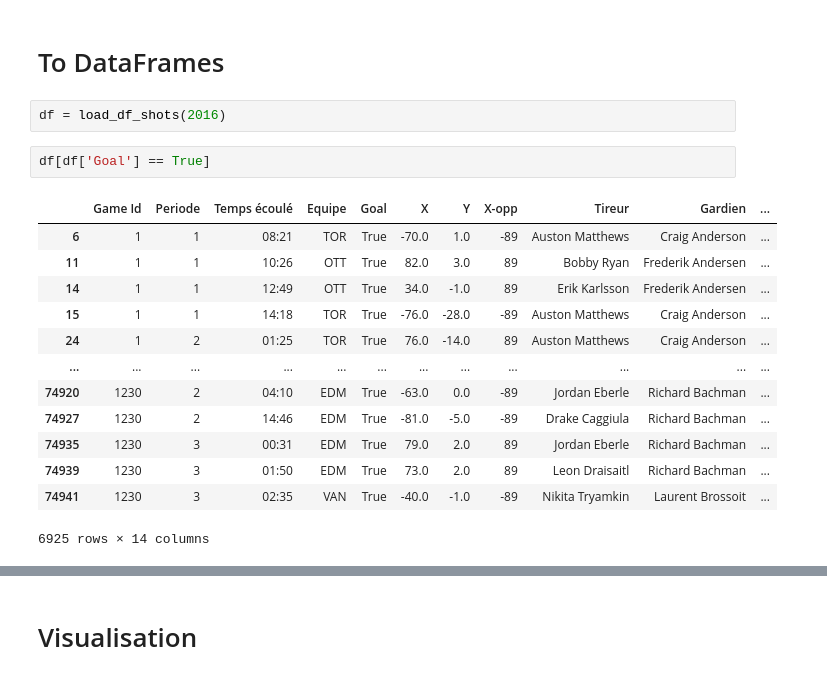
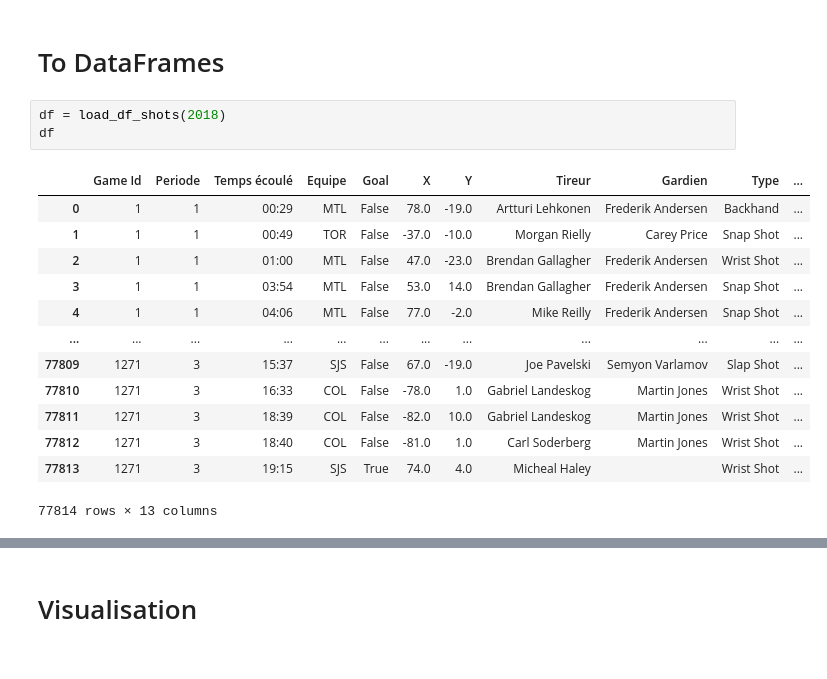
Before and after one commit to Dizga/NHL, a Jupyter notebook: notebooks/M1.ipynb, the cells around one changed output, grey strips where cells are left out. Cells and saved outputs as stored; diff of their text form.

```diff
--- a/notebooks/M1.ipynb
+++ b/notebooks/M1.ipynb
@@ -114,20 +114,19 @@ shot_types
 # %% [markdown]
 # To DataFrames
 # %%
-df = load_df_shots(2016)
+df = load_df_shots(2018)
+df
+# %% [output]
+|  | Game Id | Periode | Temps écoulé | Equipe | Goal | X | Y | Tireur | Gardien | Type | ... |
+| 0 | 1 | 1 | 00:29 | MTL | False | 78.0 | -19.0 | Artturi Lehkonen | Frederik Andersen | Backhand | ... |
+| 1 | 1 | 1 | 00:49 | TOR | False | -37.0 | -10.0 | Morgan Rielly | Carey Price | Snap Shot | ... |
+| 2 | 1 | 1 | 01:00 | MTL | False | 47.0 | -23.0 | Brendan Gallagher | Frederik Andersen | Wrist Shot | ... |
+| 3 | 1 | 1 | 03:54 | MTL | False | 53.0 | 14.0 | Brendan Gallagher | Frederik Andersen | Snap Shot | ... |
+| 4 | 1 | 1 | 04:06 | MTL | False | 77.0 | -2.0 | Mike Reilly | Frederik Andersen | Snap Shot | ... |
+| ... | ... | ... | ... | ... | ... | ... | ... | ... | ... | ... | ... |
+| 77809 | 1271 | 3 | 15:37 | SJS | False | 67.0 | -19.0 | Joe Pavelski | Semyon Varlamov | Slap Shot | ... |
+| 77810 | 1271 | 3 | 16:33 | COL | False | -78.0 | 1.0 | Gabriel Landeskog | Martin Jones | Wrist Shot | ... |
+| 77811 | 1271 | 3 | 18:39 | COL | False | -82.0 | 10.0 | Gabriel Landeskog | Martin Jones | Wrist Shot | ... |
+| 77812 | 1271 | 3 | 18:40 | COL | False | -81.0 | 1.0 | Carl Soderberg | Martin Jones | Wrist Shot | ... |
+| 77813 | 1271 | 3 | 19:15 | SJS | True | 74.0 | 4.0 | Micheal Haley |  | Wrist Shot | ... |
+77814 rows × 13 columns
-# %%
-df[df['Goal'] == True]
-# %% [output]
-|  | Game Id | Periode | Temps écoulé | Equipe | Goal | X | Y | X-opp | Tireur | Gardien | ... |
-| 6 | 1 | 1 | 08:21 | TOR | True | -70.0 | 1.0 | -89 | Auston Matthews | Craig Anderson | ... |
-| 11 | 1 | 1 | 10:26 | OTT | True | 82.0 | 3.0 | 89 | Bobby Ryan | Frederik Andersen | ... |
-| 14 | 1 | 1 | 12:49 | OTT | True | 34.0 | -1.0 | 89 | Erik Karlsson | Frederik Andersen | ... |
-| 15 | 1 | 1 | 14:18 | TOR | True | -76.0 | -28.0 | -89 | Auston Matthews | Craig Anderson | ... |
-| 24 | 1 | 2 | 01:25 | TOR | True | 76.0 | -14.0 | 89 | Auston Matthews | Craig Anderson | ... |
-| ... | ... | ... | ... | ... | ... | ... | ... | ... | ... | ... | ... |
-| 74920 | 1230 | 2 | 04:10 | EDM | True | -63.0 | 0.0 | -89 | Jordan Eberle | Richard Bachman | ... |
-| 74927 | 1230 | 2 | 14:46 | EDM | True | -81.0 | -5.0 | -89 | Drake Caggiula | Richard Bachman | ... |
-| 74935 | 1230 | 3 | 00:31 | EDM | True | 79.0 | 2.0 | 89 | Jordan Eberle | Richard Bachman | ... |
-| 74939 | 1230 | 3 | 01:50 | EDM | True | 73.0 | 2.0 | 89 | Leon Draisaitl | Richard Bachman | ... |
-| 74941 | 1230 | 3 | 02:35 | VAN | True | -40.0 | -1.0 | -89 | Nikita Tryamkin | Laurent Brossoit | ... |
-6925 rows × 14 columns
```
Also changed, not shown: parts of 7 cells of this notebook.
